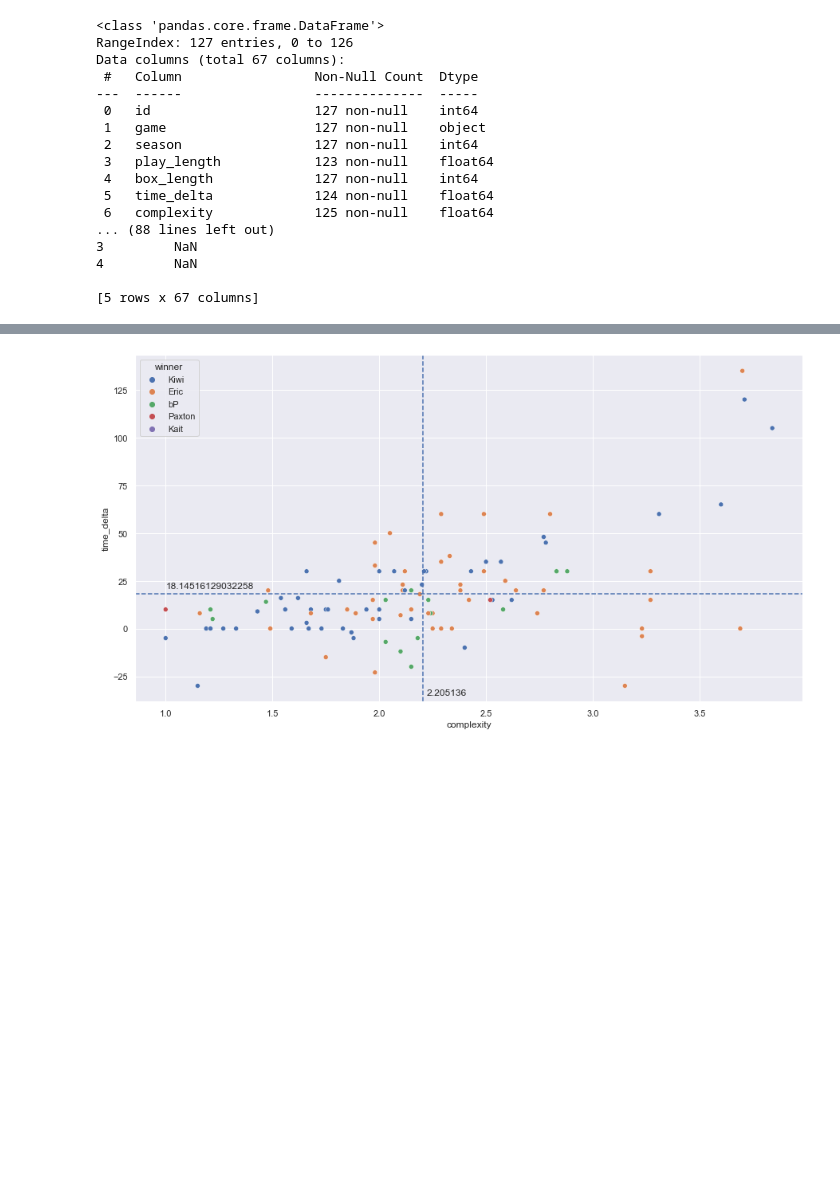
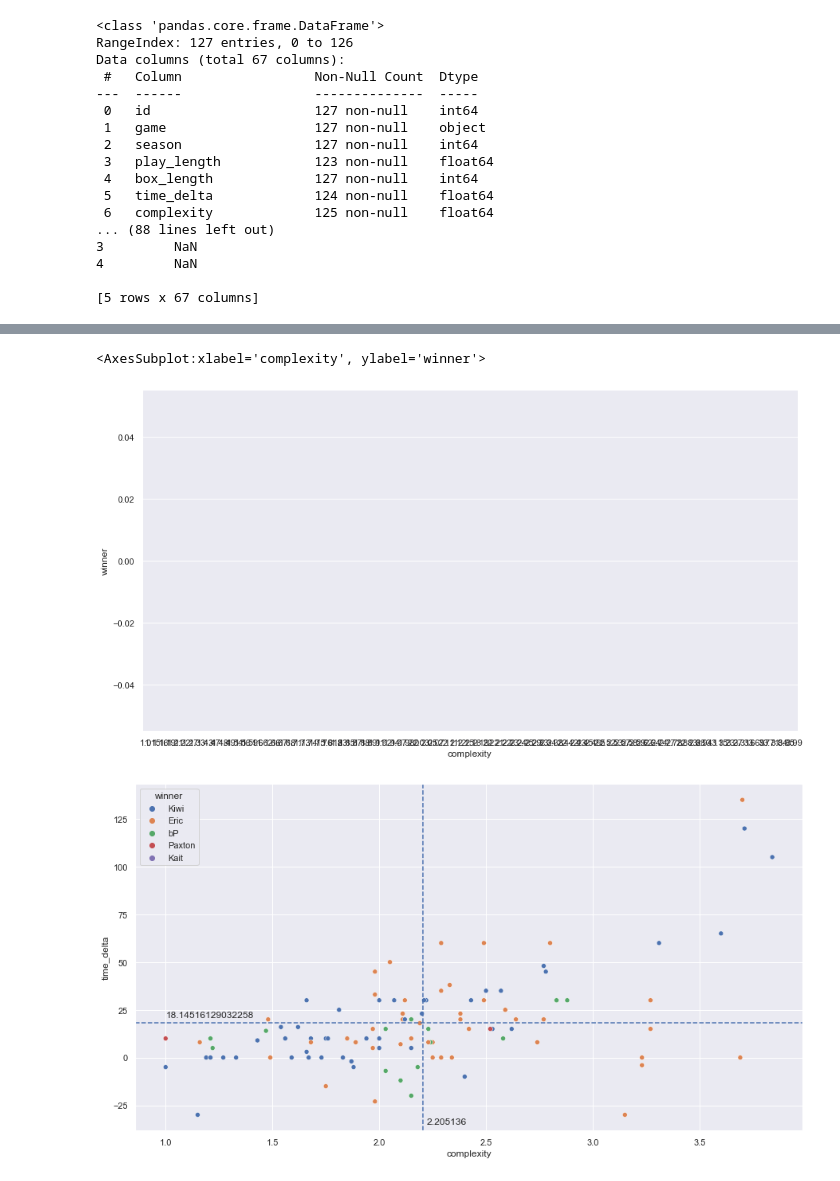
Before and after one commit to PNJaenichen/PNJaenichen.github.io, a Jupyter notebook: projects/firstTurnData/FTDataAnalysis.ipynb, the cells around one changed output, grey strips where cells are left out. Cells and saved outputs as stored; diff of their text form; code cells hidden in the pictures; blank space fills up the shorter version.

```diff
--- a/projects/firstTurnData/FTDataAnalysis.ipynb
+++ b/projects/firstTurnData/FTDataAnalysis.ipynb
@@ -43,3 +43,8 @@ plt.close()
+# %%
+sns.barplot(data=user_data, x="complexity", y=user_data["winner"].value_counts())
+# %% [output]
+<AxesSubplot:xlabel='complexity', ylabel='winner'>
+[figure, added]
 # %%
 
 sns.scatterplot(data=user_data, x="complexity", y="time_delta", hue="winner")
```
Also changed, not shown: parts of 1 cell of this notebook.
